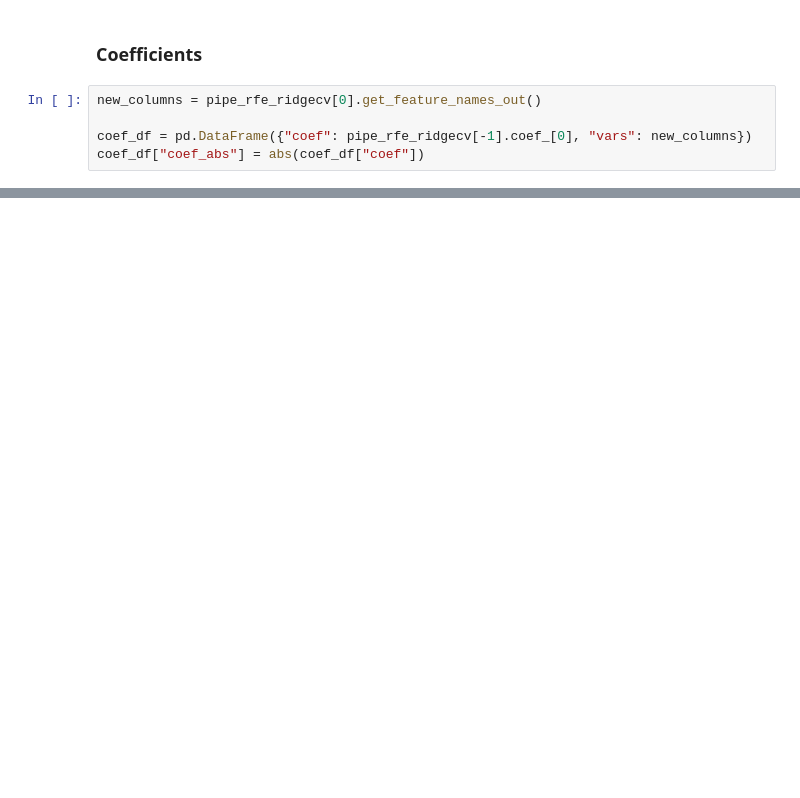
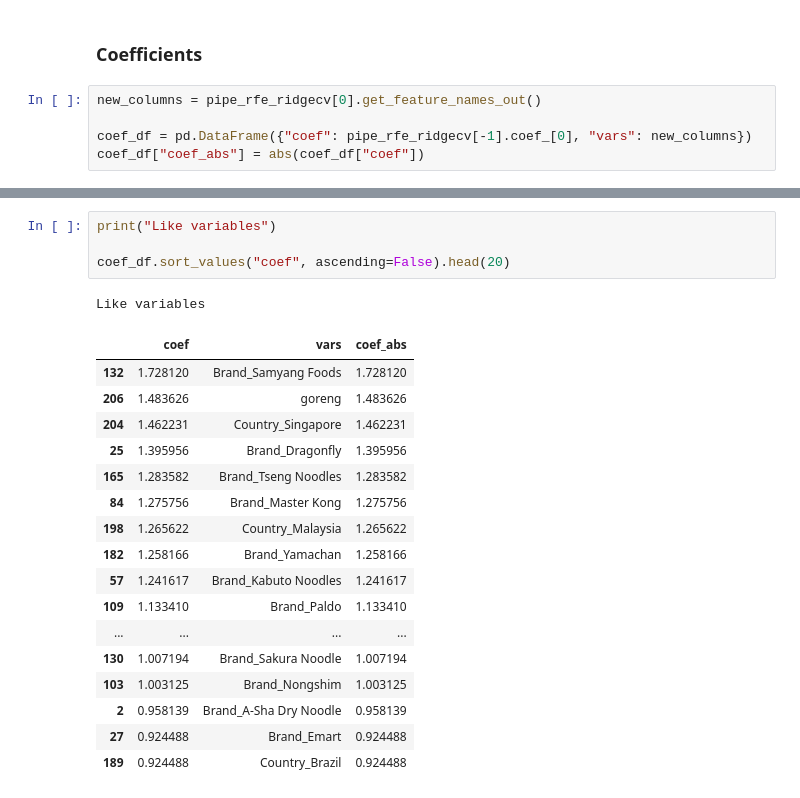
Before and after one commit to PANDASANG1231/522_Ramen, a Jupyter notebook: notebooks/04_1_wenjia_train_model.ipynb, the cells around one changed output, grey strips where cells are left out. Cells and saved outputs as stored; diff of their text form; blank space fills up the shorter version.

```diff
--- a/notebooks/04_1_wenjia_train_model.ipynb
+++ b/notebooks/04_1_wenjia_train_model.ipynb
@@ -269,0 +249,23 @@ coef_df.sort_values("coef_abs", ascending=False).head(20)
+# %%
+print("Like variables")
+
+coef_df.sort_values("coef", ascending=False).head(20)
+# %% [output]
+Like variables
+|  | coef | vars | coef_abs |
+| 132 | 1.728120 | Brand_Samyang Foods | 1.728120 |
+| 206 | 1.483626 | goreng | 1.483626 |
+| 204 | 1.462231 | Country_Singapore | 1.462231 |
+| 25 | 1.395956 | Brand_Dragonfly | 1.395956 |
+| 165 | 1.283582 | Brand_Tseng Noodles | 1.283582 |
+| 84 | 1.275756 | Brand_Master Kong | 1.275756 |
+| 198 | 1.265622 | Country_Malaysia | 1.265622 |
+| 182 | 1.258166 | Brand_Yamachan | 1.258166 |
+| 57 | 1.241617 | Brand_Kabuto Noodles | 1.241617 |
+| 109 | 1.133410 | Brand_Paldo | 1.133410 |
+| ... | ... | ... | ... |
+| 130 | 1.007194 | Brand_Sakura Noodle | 1.007194 |
+| 103 | 1.003125 | Brand_Nongshim | 1.003125 |
+| 2 | 0.958139 | Brand_A-Sha Dry Noodle | 0.958139 |
+| 27 | 0.924488 | Brand_Emart | 0.924488 |
+| 189 | 0.924488 | Country_Brazil | 0.924488 |
```
Also changed, not shown: parts of 6 cells of this notebook.
